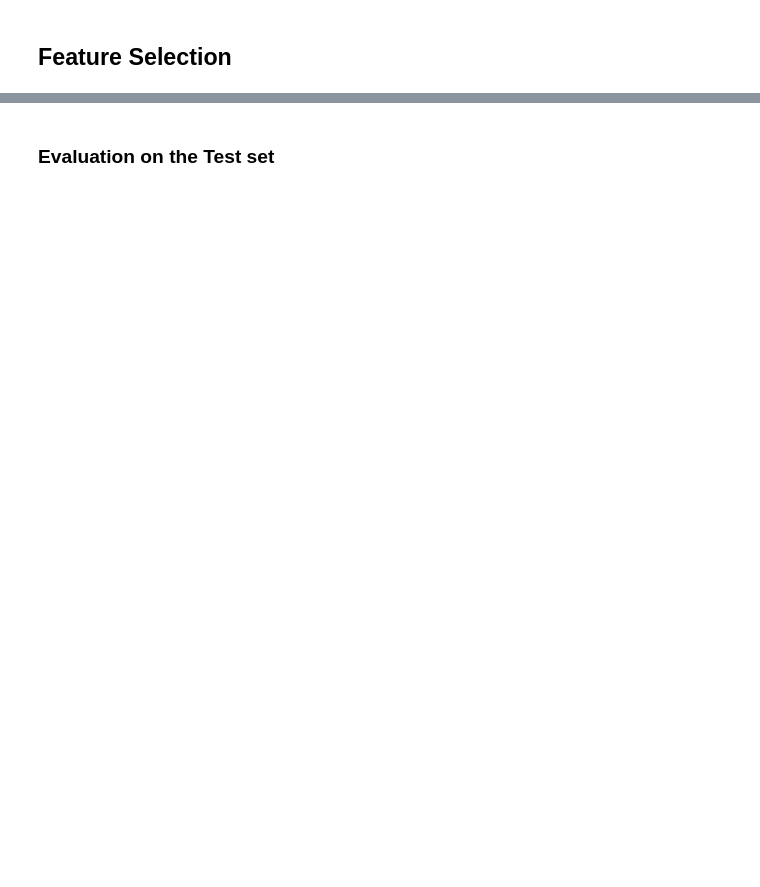
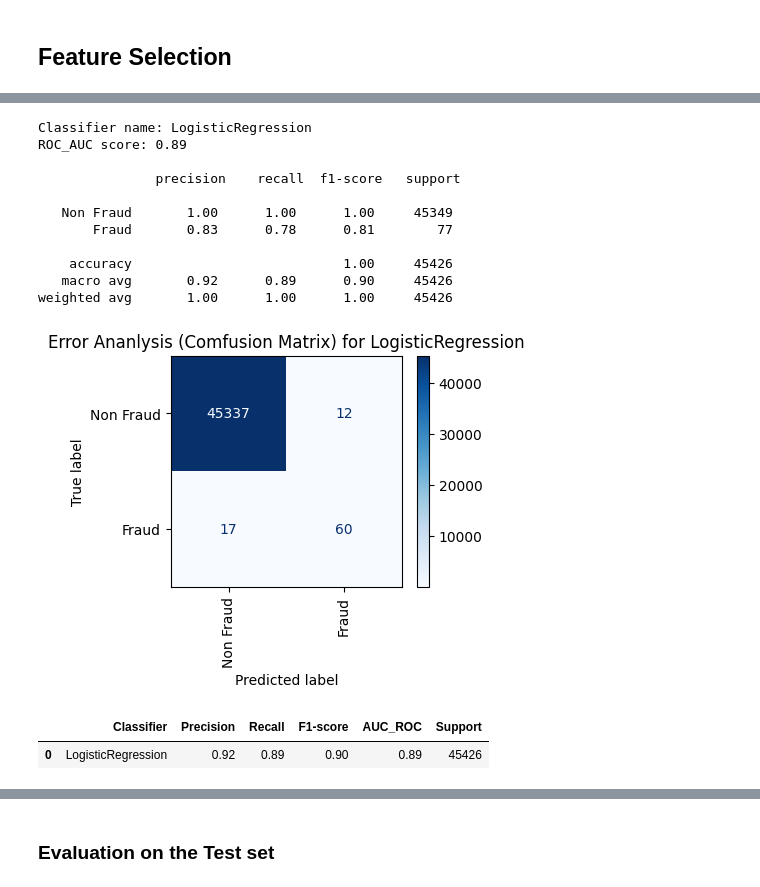
Before and after one commit to KevinChima/Credit-Card-Fraud, a Jupyter notebook: CreditCardFraud.ipynb, the cells around one changed output, grey strips where cells are left out. Drawn from its saved outputs; the diff is of its cells as text; code cells hidden in the pictures; blank space fills up the shorter version.

```diff
--- a/CreditCardFraud.ipynb
+++ b/CreditCardFraud.ipynb
@@ -1222,4 +1251,19 @@ X_train_reduced_din = X_train[best_features]
 # %%
-# train_evaluate(dict(models[1:2]), over=True, over_sampling=SMOTE(sampling_strategy=.5, k_neighbors=4), cm=True,
-#                under=True, undersampling=RandomUnderSampler(sampling_strategy=.5), labels=labels, class_report=True)
+train_evaluate(dict(models[1:2]), over_sampling=SMOTE(sampling_strategy=.5, k_neighbors=4), selector=True, k=22, cm=True,
+               over=True, under=True, undersampling=RandomUnderSampler(sampling_strategy=.5), labels=labels, class_report=True)
+# %% [output]
+Classifier name: LogisticRegression
+ROC_AUC score: 0.89
+
+               precision    recall  f1-score   support
+
+   Non Fraud       1.00      1.00      1.00     45349
+       Fraud       0.83      0.78      0.81        77
+
+    accuracy                           1.00     45426
+   macro avg       0.92      0.89      0.90     45426
+weighted avg       1.00      1.00      1.00     45426
+[figure, added]
+|  | Classifier | Precision | Recall | F1-score | AUC_ROC | Support |
+| 0 | LogisticRegression | 0.92 | 0.89 | 0.90 | 0.89 | 45426 |
 # %%
```
Also changed, not shown: parts of 17 cells of this notebook.
